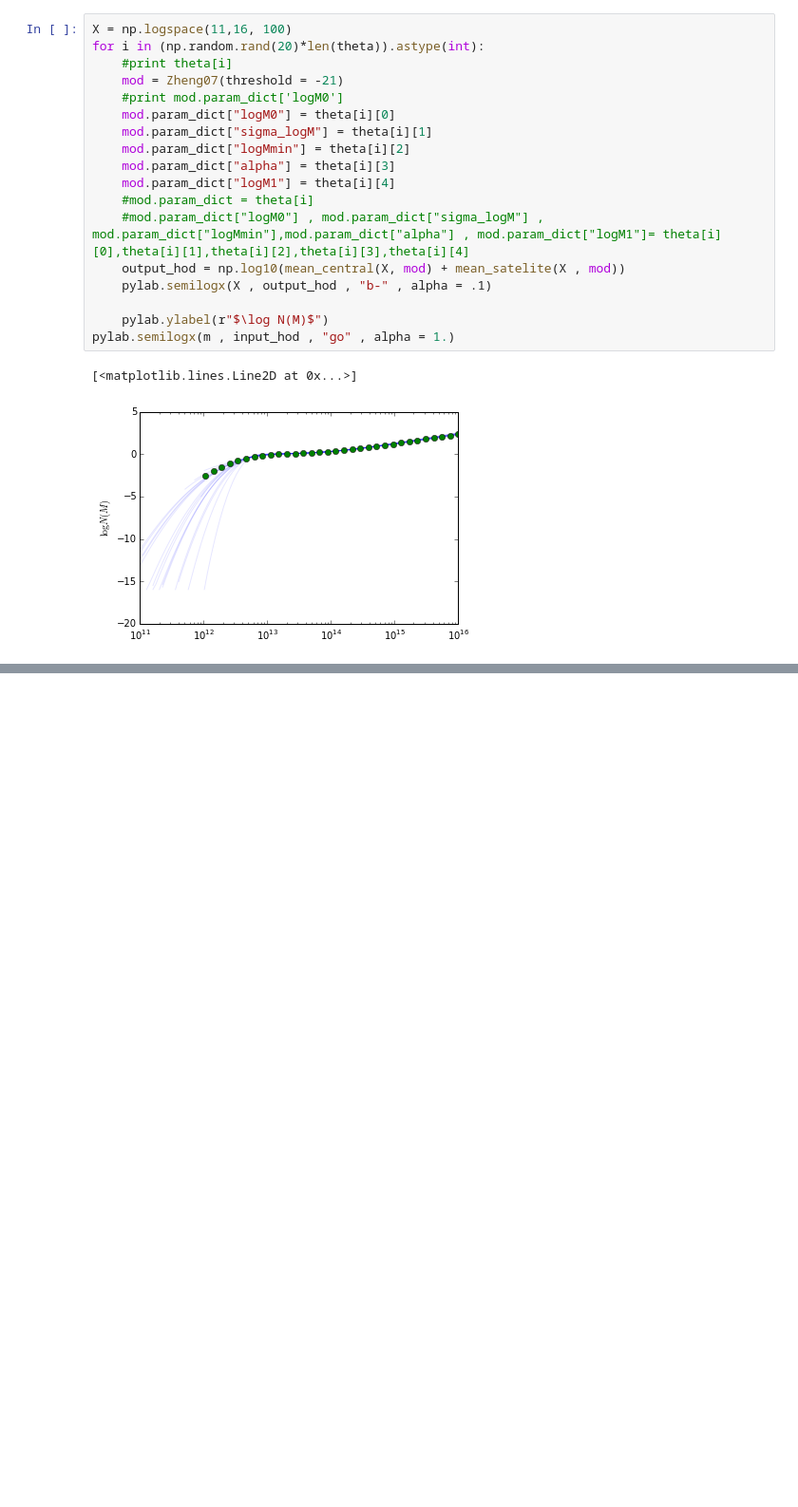
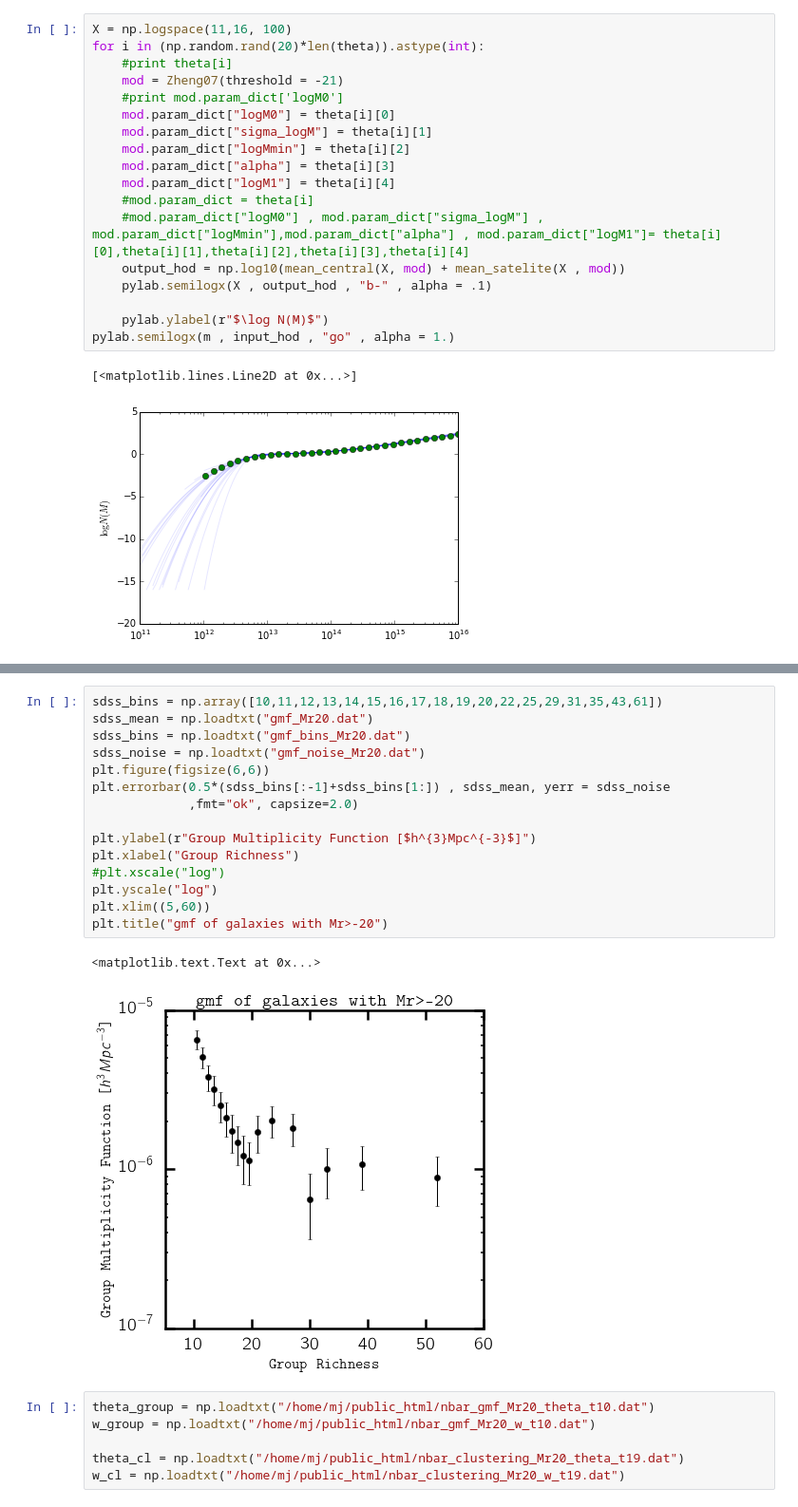
Before and after one commit to mjvakili/ccppabc, a Jupyter notebook: halo/code/Untitled1.ipynb, the cells around one changed output, grey strips where cells are left out. Shown: that part at 95% size. Cells and saved outputs as stored; diff of their text form; blank space fills up the shorter version.

```diff
--- a/halo/code/Untitled1.ipynb
+++ b/halo/code/Untitled1.ipynb
@@ -107,0 +134,24 @@ pylab.semilogx(m , input_hod , "go" , alpha = 1.)
+# %%
+sdss_bins = np.array([10,11,12,13,14,15,16,17,18,19,20,22,25,29,31,35,43,61])
+sdss_mean = np.loadtxt("gmf_Mr20.dat")
+sdss_bins = np.loadtxt("gmf_bins_Mr20.dat")
+sdss_noise = np.loadtxt("gmf_noise_Mr20.dat")
+plt.figure(figsize(6,6))
+plt.errorbar(0.5*(sdss_bins[:-1]+sdss_bins[1:]) , sdss_mean, yerr = sdss_noise
+             ,fmt="ok", capsize=2.0)
+
+plt.ylabel(r"Group Multiplicity Function [$h^{3}Mpc^{-3}$]")
+plt.xlabel("Group Richness")
+#plt.xscale("log")
+plt.yscale("log")
+plt.xlim((5,60))
+plt.title("gmf of galaxies with Mr>-20")
+# %% [output]
+<matplotlib.text.Text at 0x...>
+[figure, added]
+# %%
+theta_group = np.loadtxt("/home/mj/public_html/nbar_gmf_Mr20_theta_t10.dat")
+w_group = np.loadtxt("/home/mj/public_html/nbar_gmf_Mr20_w_t10.dat")
+
+theta_cl = np.loadtxt("/home/mj/public_html/nbar_clustering_Mr20_theta_t19.dat")
+w_cl = np.loadtxt("/home/mj/public_html/nbar_clustering_Mr20_w_t19.dat")
```
Also changed, not shown: parts of 17 cells of this notebook.
